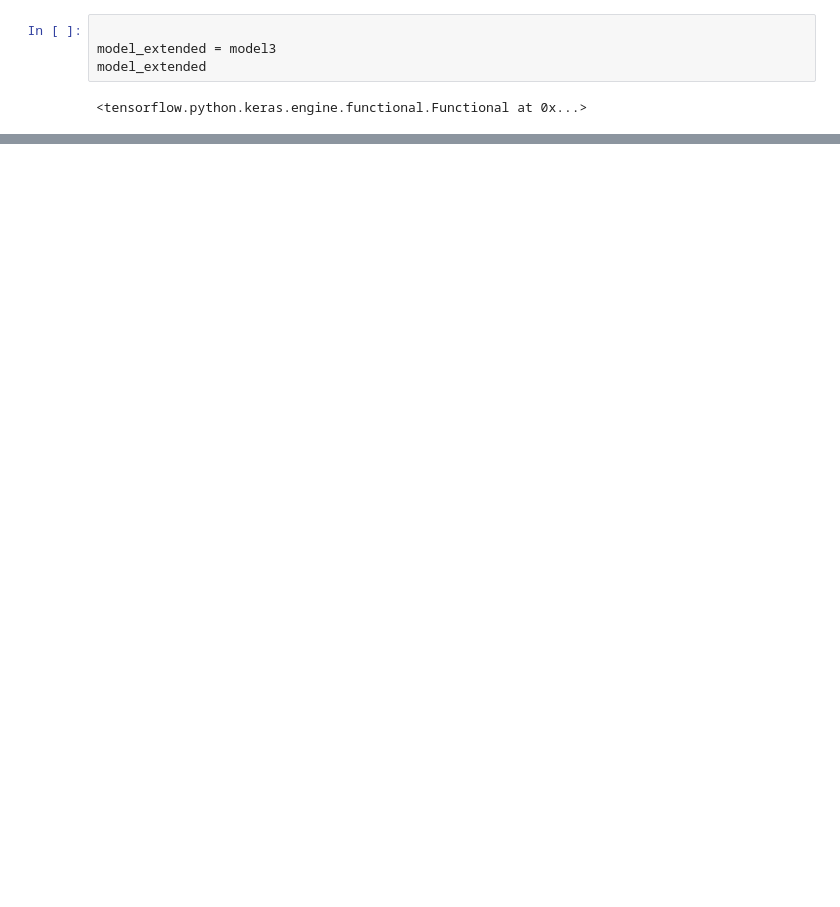
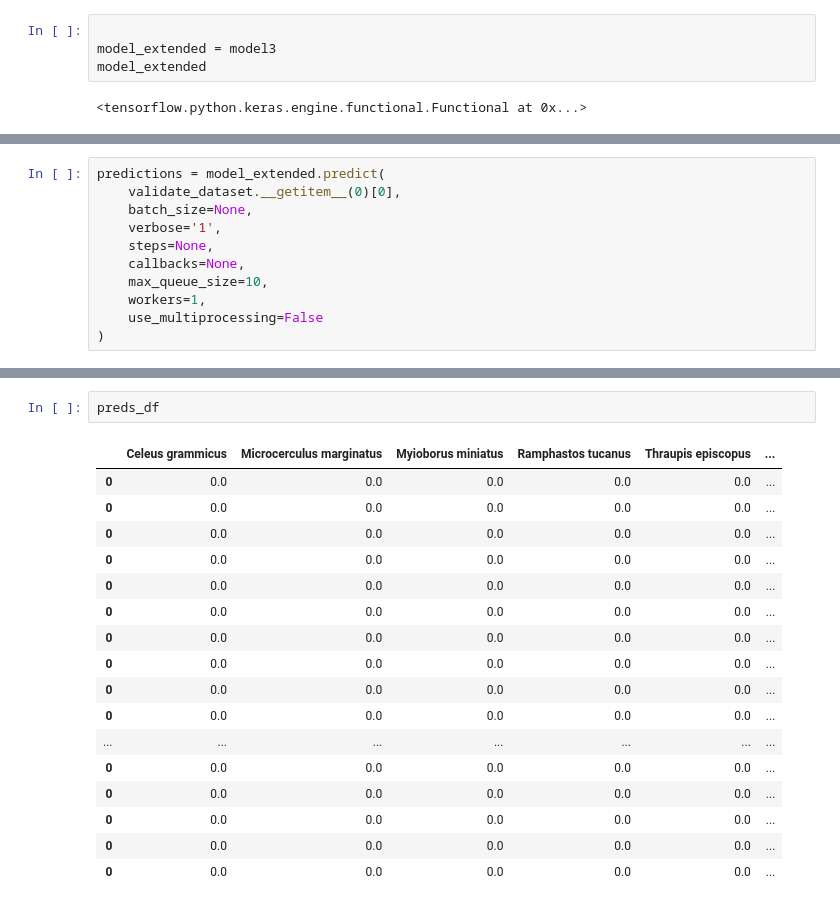
Before and after one commit to UCSD-E4E/passive-acoustic-biodiversity, a Jupyter notebook: BirdNET-Analyzer/BirdNET-Analyzer_Retraining.ipynb, the cells around one changed output, grey strips where cells are left out. Drawn from its saved outputs; the diff is of its cells as text; blank space fills up the shorter version.

```diff
--- a/BirdNET-Analyzer/BirdNET-Analyzer_Retraining.ipynb
+++ b/BirdNET-Analyzer/BirdNET-Analyzer_Retraining.ipynb
@@ -619,0 +668,11 @@ RUNNINGS 29
+# %%
+predictions = model_extended.predict(
+    validate_dataset.__getitem__(0)[0],
+    batch_size=None,
+    verbose='1',
+    steps=None,
+    callbacks=None,
+    max_queue_size=10,
+    workers=1,
+    use_multiprocessing=False
+)
@@ -619,0 +720,20 @@ RUNNINGS 29
+# %%
+preds_df
+# %% [output]
+|  | Celeus grammicus | Microcerculus marginatus | Myioborus miniatus | Ramphastos tucanus | Thraupis episcopus | ... |
+| 0 | 0.0 | 0.0 | 0.0 | 0.0 | 0.0 | ... |
+| 0 | 0.0 | 0.0 | 0.0 | 0.0 | 0.0 | ... |
+| 0 | 0.0 | 0.0 | 0.0 | 0.0 | 0.0 | ... |
+| 0 | 0.0 | 0.0 | 0.0 | 0.0 | 0.0 | ... |
+| 0 | 0.0 | 0.0 | 0.0 | 0.0 | 0.0 | ... |
+| 0 | 0.0 | 0.0 | 0.0 | 0.0 | 0.0 | ... |
+| 0 | 0.0 | 0.0 | 0.0 | 0.0 | 0.0 | ... |
+| 0 | 0.0 | 0.0 | 0.0 | 0.0 | 0.0 | ... |
+| 0 | 0.0 | 0.0 | 0.0 | 0.0 | 0.0 | ... |
+| 0 | 0.0 | 0.0 | 0.0 | 0.0 | 0.0 | ... |
+| ... | ... | ... | ... | ... | ... | ... |
+| 0 | 0.0 | 0.0 | 0.0 | 0.0 | 0.0 | ... |
+| 0 | 0.0 | 0.0 | 0.0 | 0.0 | 0.0 | ... |
+| 0 | 0.0 | 0.0 | 0.0 | 0.0 | 0.0 | ... |
+| 0 | 0.0 | 0.0 | 0.0 | 0.0 | 0.0 | ... |
+| 0 | 0.0 | 0.0 | 0.0 | 0.0 | 0.0 | ... |
```
Also changed, not shown: parts of 15 cells of this notebook, 1 other file.
